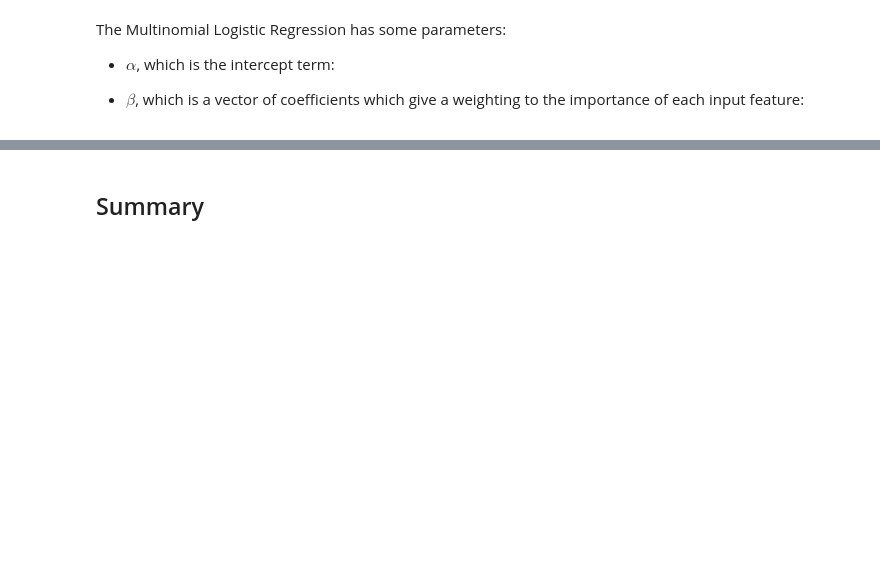
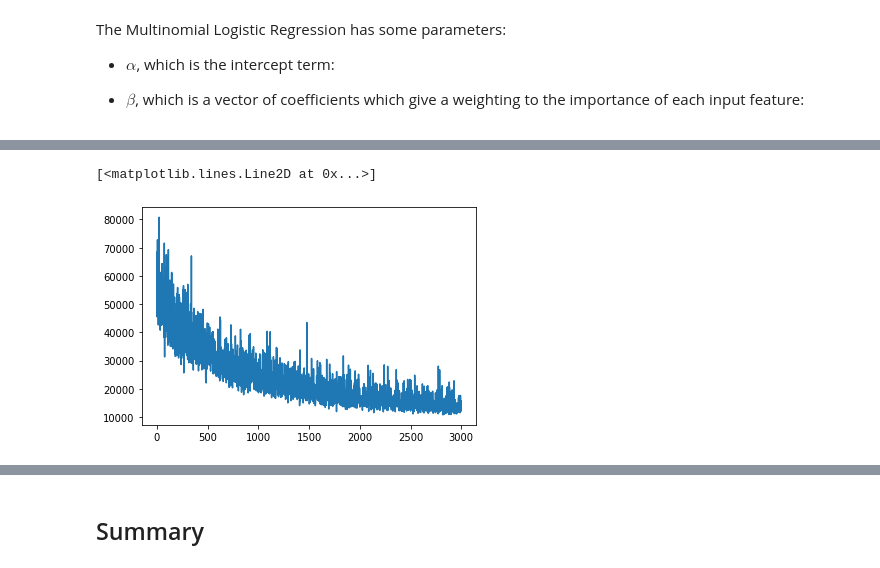
Before and after one commit to comaraDOTcom/ml-applications, a Jupyter notebook: Etivity1/ET5003_Etivity1_CONOROMARA_20151845.ipynb, the cells around one changed output, grey strips where cells are left out. Cells and saved outputs as stored; diff of their text form; code cells hidden in the pictures; blank space fills up the shorter version.

Commit message:
MVP of probabilistic model

```diff
--- a/Etivity1/ET5003_Etivity1_CONOROMARA_20151845.ipynb
+++ b/Etivity1/ET5003_Etivity1_CONOROMARA_20151845.ipynb
@@ -282,8 +323,44 @@ accuracy_score(y_pred_log, y_val)
 # %% [markdown]
 ### Probabilistic Multinomial Logistic Regression:
+# %%
+import sklearn.preprocessing
+## We use LabelBinarizer to transfor classes into counts
+# neg_label=0, pos_label=1
+y_2_bin = sklearn.preprocessing.LabelBinarizer().fit_transform(y_train.reshape(-1,1))
+# number of features
+nf = X_train.shape[1]
+# number of classes
+nc = len(classes)
+# floatX = float32
+floatX = tt.config.floatX
+
+init_b = np.random.randn(nf, nc-1).astype(floatX)
+init_a = np.random.randn(nc-1).astype(floatX)
 # %% [markdown]
 The Multinomial Logistic Regression has some parameters:
 
 - $\alpha$, which is the intercept term:
 
 - $\beta$, which is a vector of coefficients which give a weighting to the importance of each input feature:
+# %%
+with pm.Model() as multi_logistic:
+    # Prior
+    β = pm.Normal('beta', 0, sigma=100, shape=(nf, nc-1), testval=init_b)
+    α = pm.Normal('alpha', 0, sigma=100, shape=(nc-1,), testval=init_a)
+
+    # we need to consider nc-1 features because the model is not identifiable
+    # the softmax turns a vector into a probability that sums up to one
+    # therefore we add zeros to go back to dimension nc
+    # so that softmax returns a vector of dimension nc
+    β1  = tt.tensor.concatenate([np.zeros((nf,1)),β ],axis=1)
+    α1  = tt.tensor.concatenate([[0],α ],)
+
+    # Likelihood
+    mu = pm.math.matrix_dot(X_train,β1) + α1
+    # It doesn't work if the problem is binary
+    p = tt.tensor.nnet.nnet.softmax(mu)
+    observed = pm.Multinomial('likelihood', p=p, n=1, observed=y_2_bin)
+# %%
+with multi_logistic:
+    #approx = pm.fit(300000, method='advi') # takes longer
+    approx = pm.fit(3000, method='advi')
@@ -289,0 +371,5 @@ The Multinomial Logistic Regression has some parameters:
+# %%
+plt.plot(approx.hist)
+# %% [output]
+[<matplotlib.lines.Line2D at 0x...>]
+[figure, added]
```
Also changed, not shown: parts of 18 cells of this notebook.
